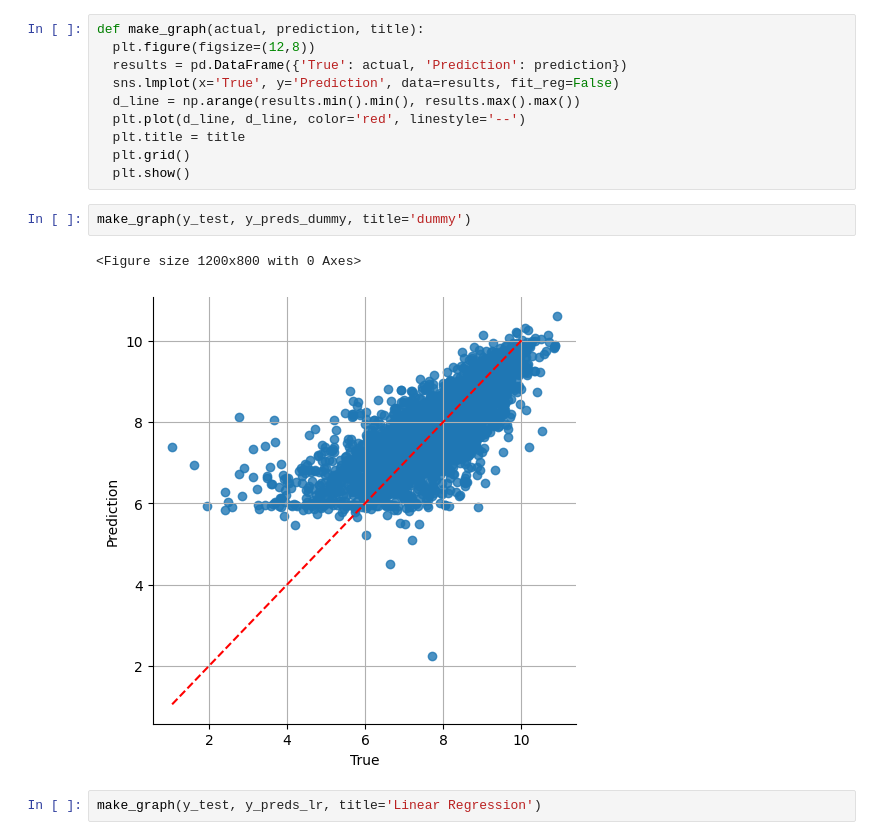
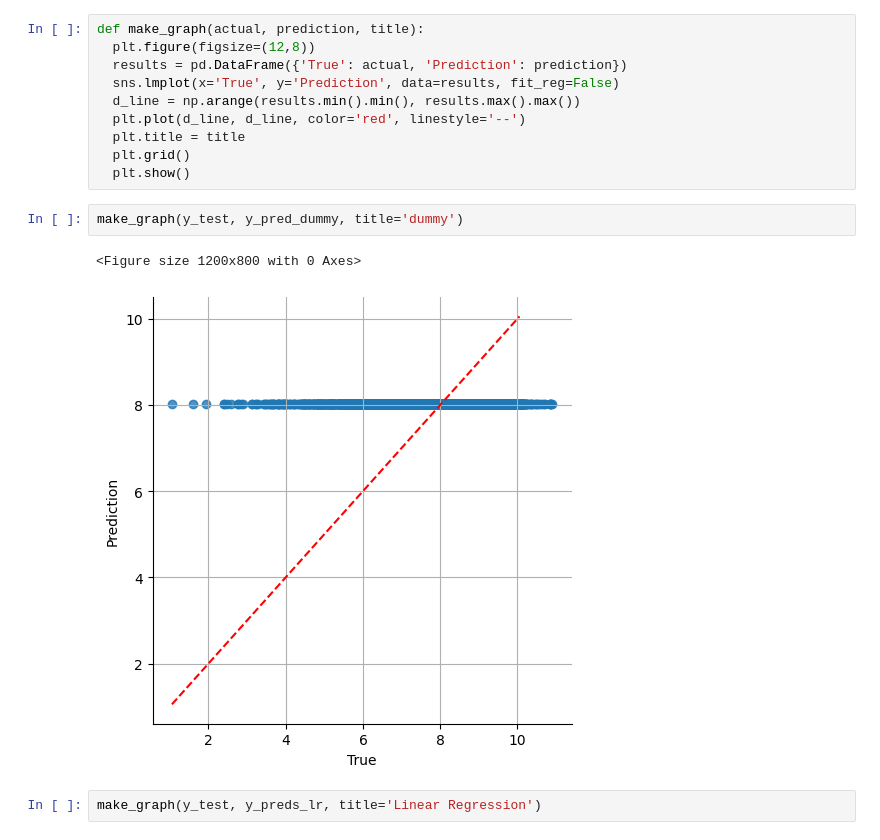
Before and after one commit to arlinrus/vkr, a Jupyter notebook: diplom.ipynb, the cells around one changed output. Drawn from its saved outputs; the diff is of its cells as text.

```diff
--- a/diplom.ipynb
+++ b/diplom.ipynb
@@ -673,10 +676,10 @@ def make_graph(actual, prediction, title):
   plt.grid()
   plt.show()
 # %%
-make_graph(y_test, y_preds_dummy, title='dummy')
+make_graph(y_test, y_pred_dummy, title='dummy')
 # %% [output]
 <Figure size 1200x800 with 0 Axes>
-[figure, old version]
+[figure, new version]
 # %%
 make_graph(y_test, y_preds_lr, title='Linear Regression')
 # %% [output]
```
Also changed, not shown: parts of 26 cells of this notebook.
